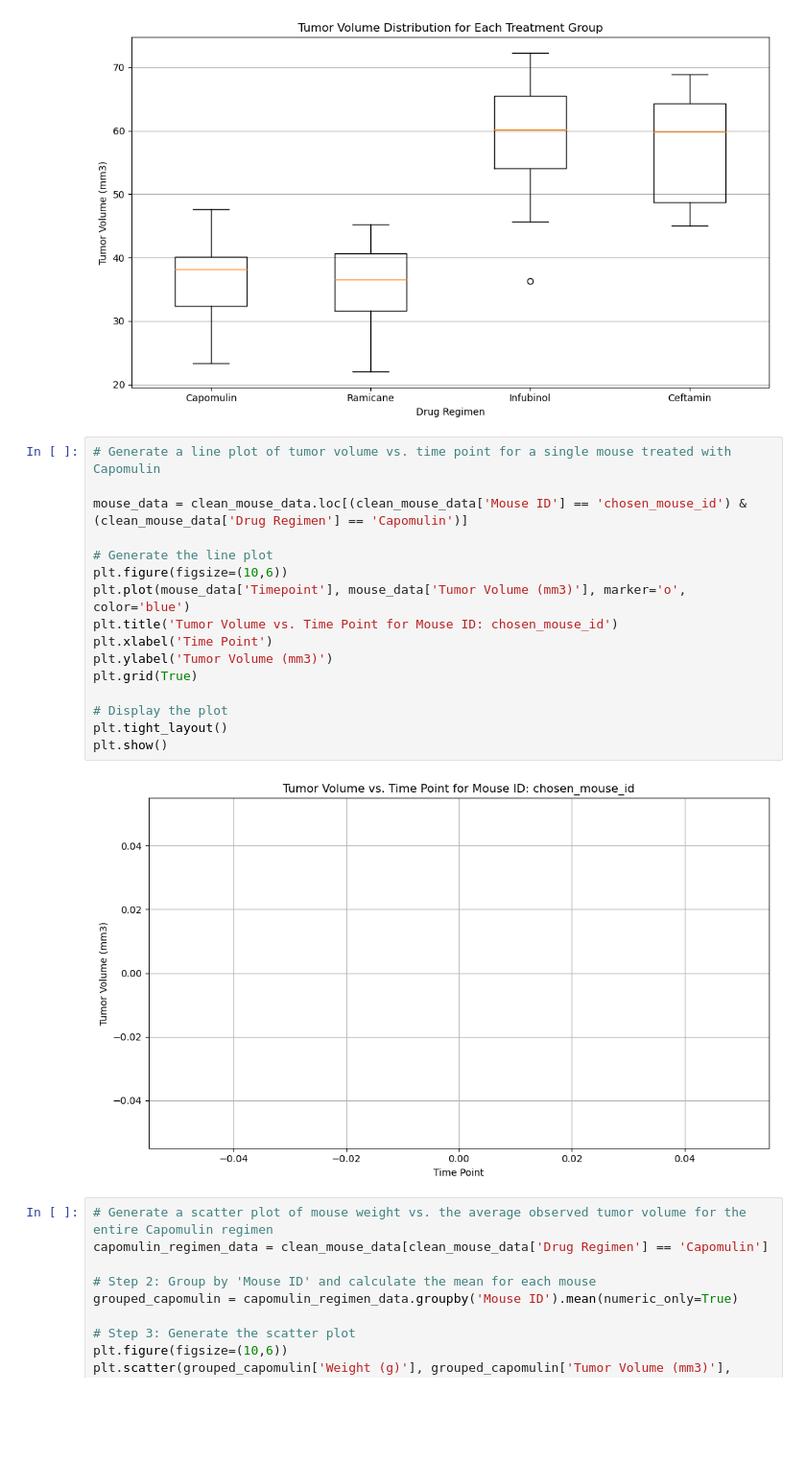
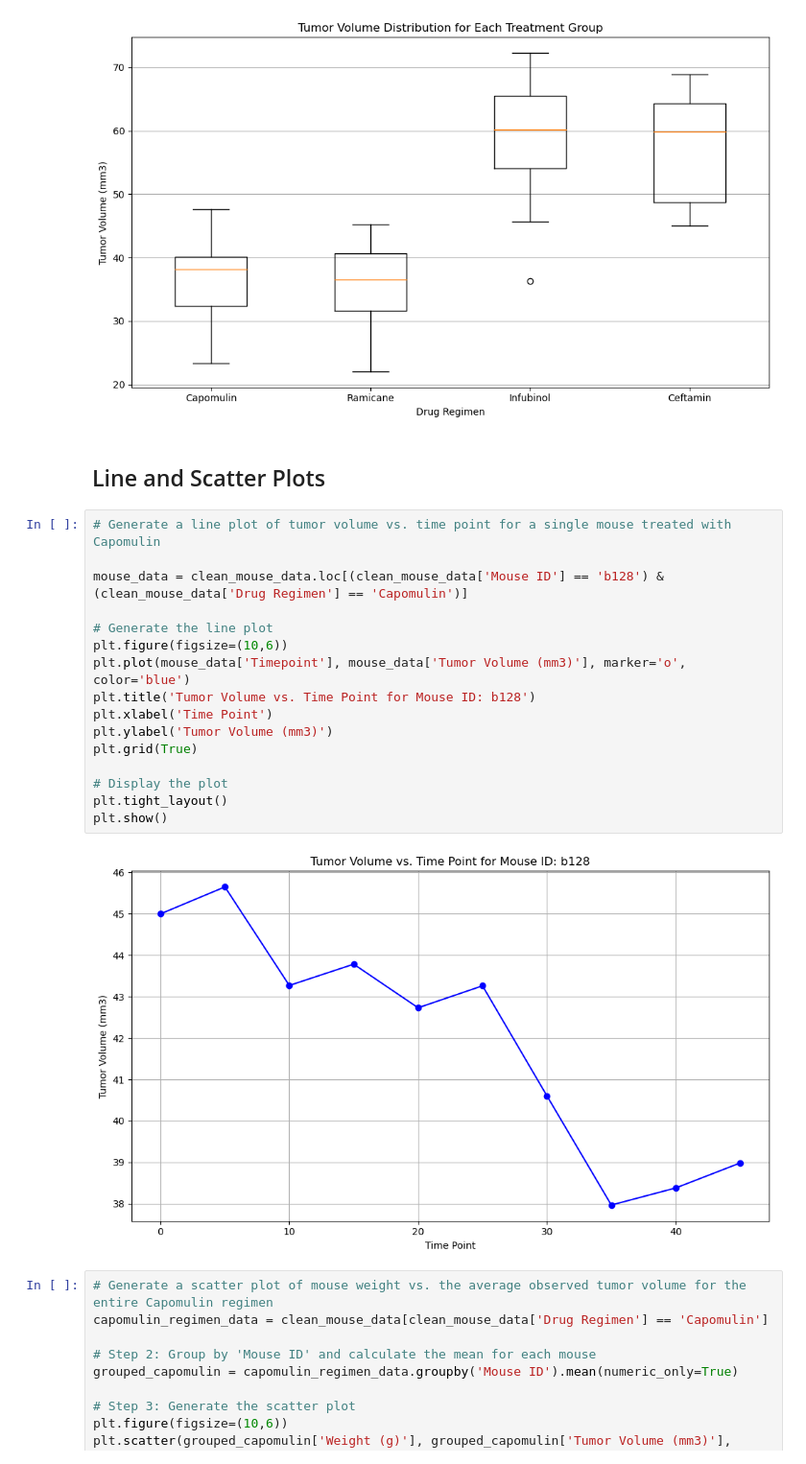
Before and after one commit to allen048/matplotlib-challenge, a Jupyter notebook: Pymaceuticals_Solution.ipynb, the cells around one changed output. Shown: that part at 96% size. Cells and saved outputs as stored; diff of their text form; blank space fills up the shorter version.

```diff
--- a/Pymaceuticals_Solution.ipynb
+++ b/Pymaceuticals_Solution.ipynb
@@ -299,24 +303,26 @@ plt.tight_layout()
 plt.show()
 # %% [output]
 [figure]
+# %% [markdown]
+## Line and Scatter Plots
 # %%
 # Generate a line plot of tumor volume vs. time point for a single mouse treated with Capomulin
 
-mouse_data = clean_mouse_data.loc[(clean_mouse_data['Mouse ID'] == 'chosen_mouse_id') & (clean_mouse_data['Drug Regimen'] == 'Capomulin')]
+mouse_data = clean_mouse_data.loc[(clean_mouse_data['Mouse ID'] == 'b128') & (clean_mouse_data['Drug Regimen'] == 'Capomulin')]
 
 # Generate the line plot
 plt.figure(figsize=(10,6))
 plt.plot(mouse_data['Timepoint'], mouse_data['Tumor Volume (mm3)'], marker='o', color='blue')
-plt.title('Tumor Volume vs. Time Point for Mouse ID: chosen_mouse_id')
+plt.title('Tumor Volume vs. Time Point for Mouse ID: b128')
 plt.xlabel('Time Point')
 plt.ylabel('Tumor Volume (mm3)')
 plt.grid(True)
 
 # Display the plot
 plt.tight_layout()
 plt.show()
 # %% [output]
-[figure, old version]
+[figure, new version]
 # %%
 # Generate a scatter plot of mouse weight vs. the average observed tumor volume for the entire Capomulin regimen
 capomulin_regimen_data = clean_mouse_data[clean_mouse_data['Drug Regimen'] == 'Capomulin']
```
Also changed, not shown: parts of 5 cells of this notebook.
